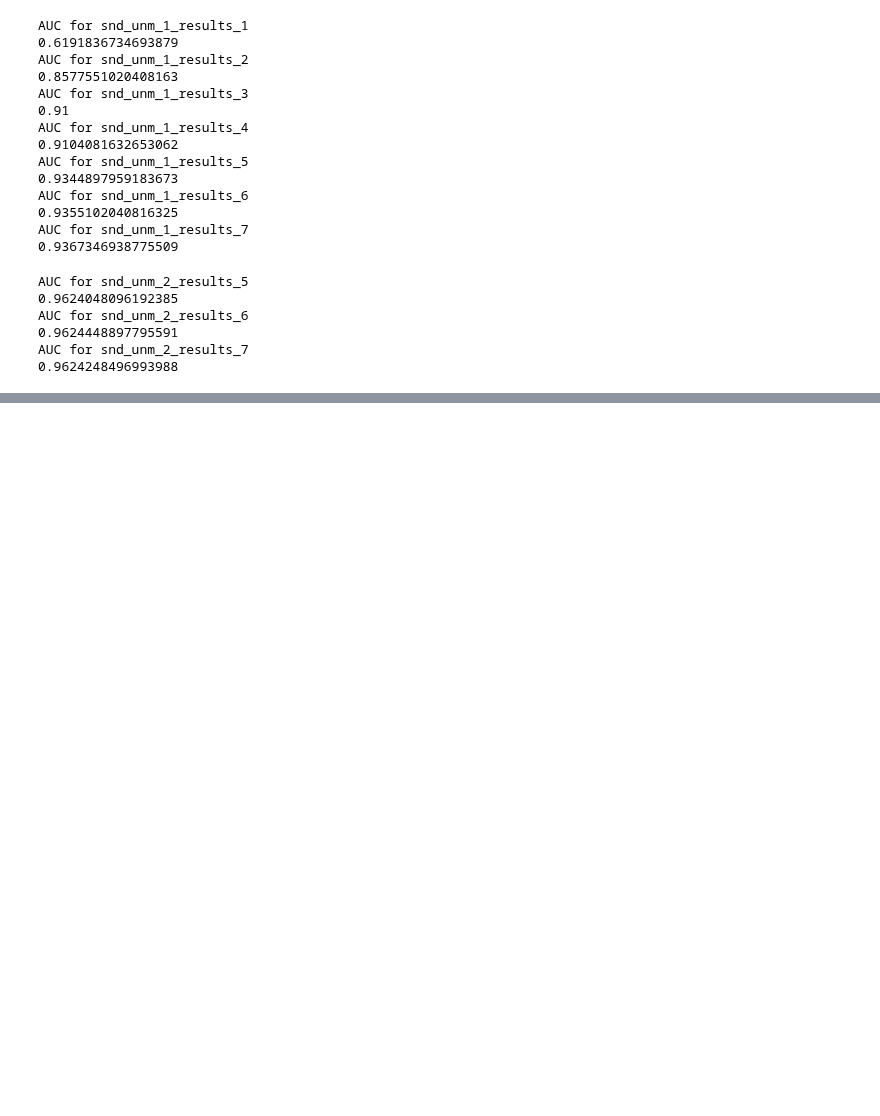
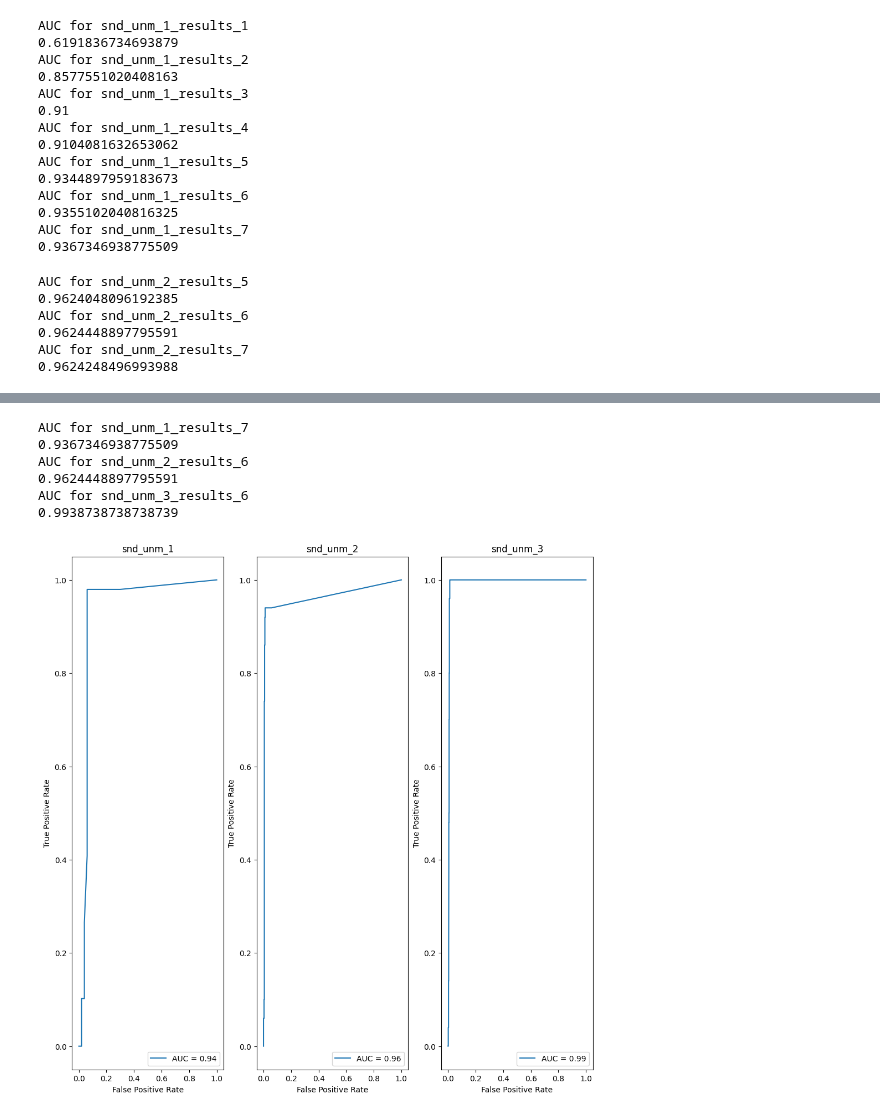
Before and after one commit to VaggelisSpi/NaCo_Project, a Jupyter notebook: naco_proj/assignment2/syscall_classification.ipynb, the cells around one changed output, grey strips where cells are left out. Saved outputs shown, nothing was run; the diff lists cells and outputs as text; code cells hidden in the pictures; blank space fills up the shorter version.

```diff
--- a/naco_proj/assignment2/syscall_classification.ipynb
+++ b/naco_proj/assignment2/syscall_classification.ipynb
@@ -277,0 +321,20 @@ AUC for snd_unm_2_results_7
+# %%
+fig, axes = plt.subplots(1, 3, figsize=(10, 10), constrained_layout=True)
+
+for i, ax in enumerate(axes.flatten()):
+    x = i + 1
+    r = '7' if x == 1 else '6'
+    res_file = snd_unm_path + '/snd_unm_' + str(x) + '_substr_res_' + r + '.txt'
+    substr_file = snd_unm_path + '/snd_unm_' + str(x) + '_substr.csv'
+    name = 'snd_unm_' + str(x) + '_results_' + r
+    roc = calculate_auc(res_file, substr_file, name)
+    roc.plot(ax=ax)
+    ax.set_title(f"snd_unm_{x}")
+# %% [output]
+AUC for snd_unm_1_results_7
+0.9367346938775509
+AUC for snd_unm_2_results_6
+0.9624448897795591
+AUC for snd_unm_3_results_6
+0.9938738738738739
+[figure, added]
```
Also changed, not shown: parts of 4 cells of this notebook, 4 other files.
